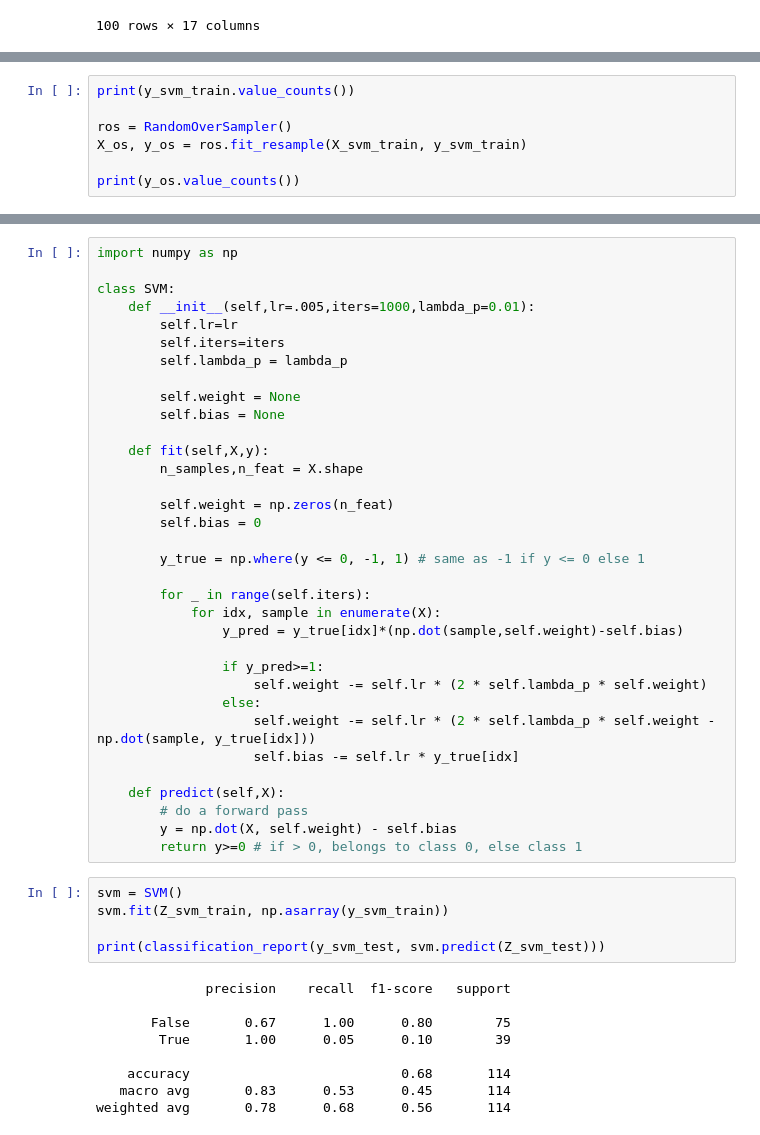
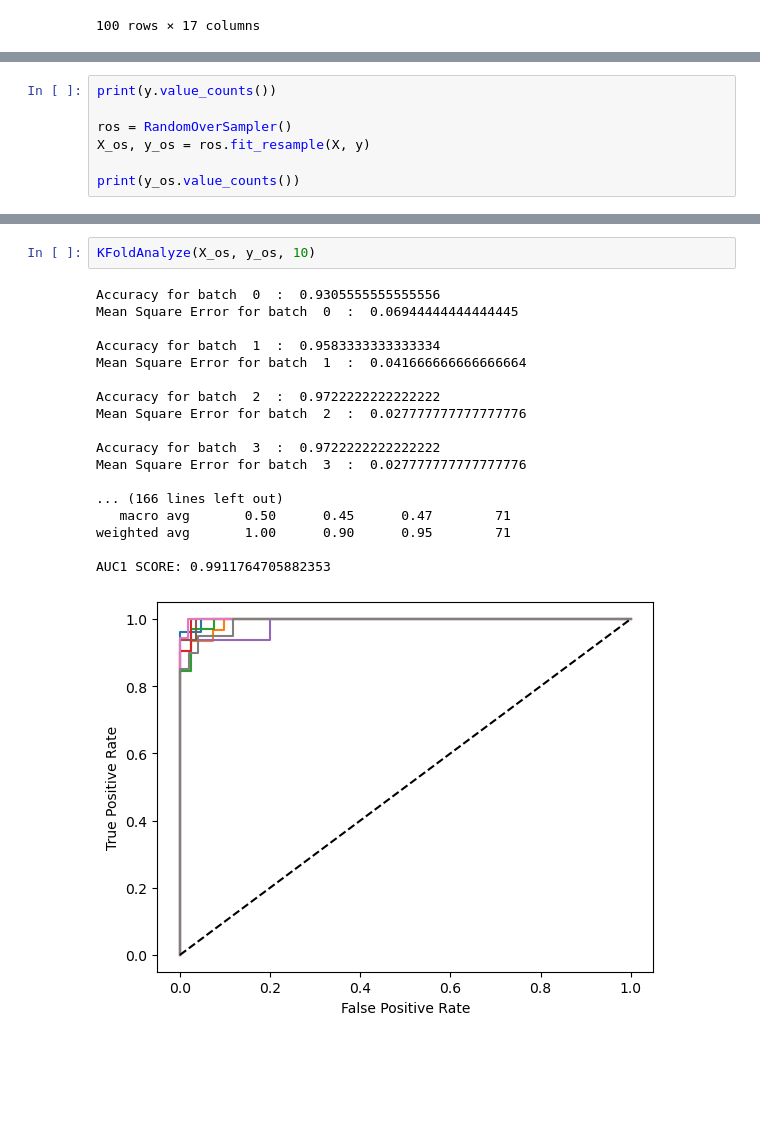
Before and after one commit to nathan-dcruz/ECS171-G32, a Jupyter notebook: SVM-Model.ipynb, the cells around one changed output, grey strips where cells are left out. Saved outputs shown, nothing was run; the diff lists cells and outputs as text; blank space fills up the shorter version.

```diff
--- a/SVM-Model.ipynb
+++ b/SVM-Model.ipynb
@@ -182,8 +178,8 @@ Note that you do not have to over-sample your testing data.
 # %%
-print(y_svm_train.value_counts())
+print(y.value_counts())
 
 ros = RandomOverSampler()
-X_os, y_os = ros.fit_resample(X_svm_train, y_svm_train)
+X_os, y_os = ros.fit_resample(X, y)
 
 print(y_os.value_counts())
 # %% [output]
@@ -196,48 +192,21 @@ Name: diagnosis_N, dtype: int64
-# %%
-import numpy as np
-
-class SVM:
-    def __init__(self,lr=.005,iters=1000,lambda_p=0.01):
-        self.lr=lr
-        self.iters=iters
-        self.lambda_p = lambda_p
-
-        self.weight = None
-        self.bias = None
-
-    def fit(self,X,y):
-        n_samples,n_feat = X.shape
-
-        self.weight = np.zeros(n_feat)
-        self.bias = 0
-
-        y_true = np.where(y <= 0, -1, 1) # same as -1 if y <= 0 else 1
-
-        for _ in range(self.iters):
-            for idx, sample in enumerate(X):
-                y_pred = y_true[idx]*(np.dot(sample,self.weight)-self.bias)
-
-                if y_pred>=1:
-                    self.weight -= self.lr * (2 * self.lambda_p * self.weight)
-                else:
-                    self.weight -= self.lr * (2 * self.lambda_p * self.weight - np.dot(sample, y_true[idx]))
-                    self.bias -= self.lr * y_true[idx]
-
-    def predict(self,X):
-        # do a forward pass
-        y = np.dot(X, self.weight) - self.bias
-        return y>=0 # if > 0, belongs to class 0, else class 1
-# %%
-svm = SVM()
-svm.fit(Z_svm_train, np.asarray(y_svm_train))
-
-print(classification_report(y_svm_test, svm.predict(Z_svm_test)))
-# %% [output]
-              precision    recall  f1-score   support
-
-       False       0.67      1.00      0.80        75
-        True       1.00      0.05      0.10        39
-
-    accuracy                           0.68       114
-   macro avg       0.83      0.53      0.45       114
-weighted avg       0.78      0.68      0.56       114
+# %%
+KFoldAnalyze(X_os, y_os, 10)
+# %% [output]
+Accuracy for batch  0  :  0.9305555555555556
+Mean Square Error for batch  0  :  0.06944444444444445
+
+Accuracy for batch  1  :  0.9583333333333334
+Mean Square Error for batch  1  :  0.041666666666666664
+
+Accuracy for batch  2  :  0.9722222222222222
+Mean Square Error for batch  2  :  0.027777777777777776
+
+Accuracy for batch  3  :  0.9722222222222222
+Mean Square Error for batch  3  :  0.027777777777777776
+
+... (166 lines left out)
+   macro avg       0.50      0.45      0.47        71
+weighted avg       1.00      0.90      0.95        71
+
+AUC1 SCORE: 0.9911764705882353
+[figure, added]
```
Also changed, not shown: parts of 4 cells of this notebook.
